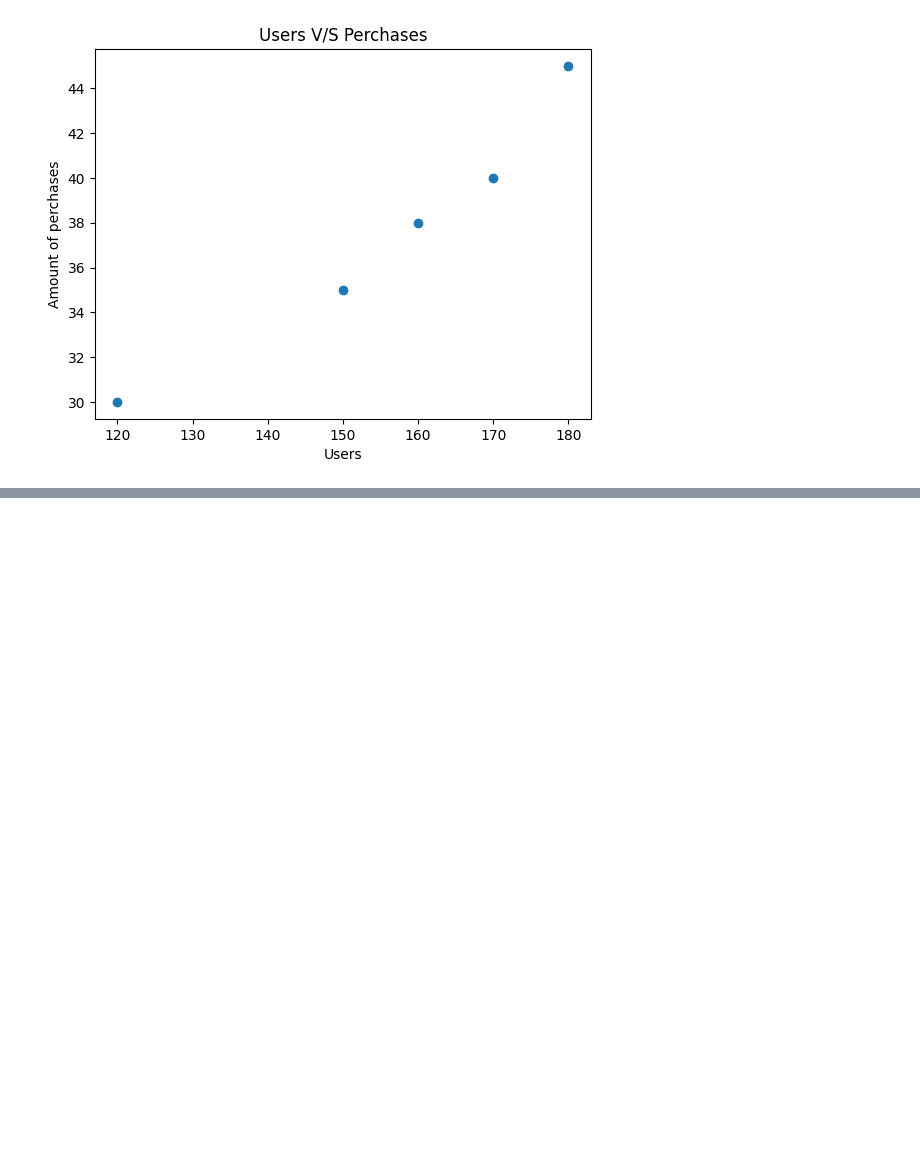
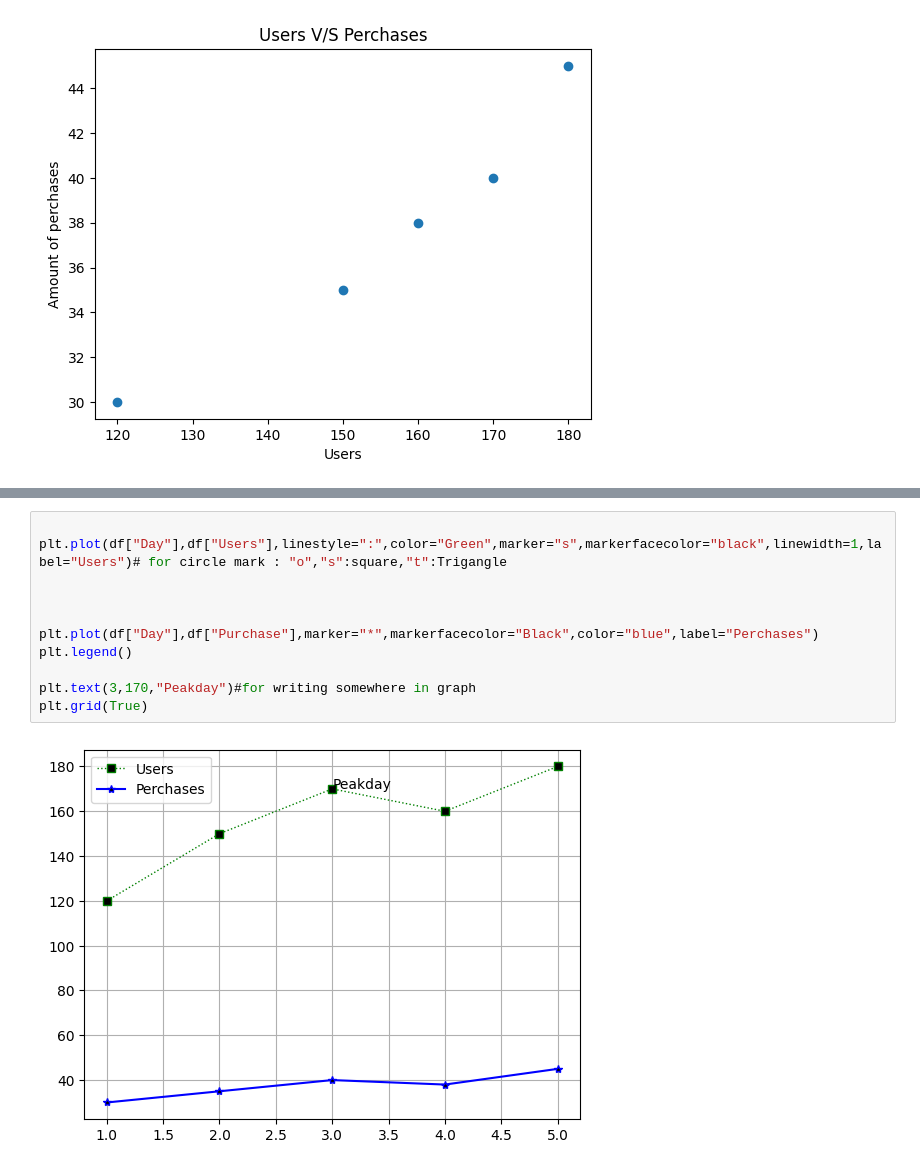
Before and after one commit to YS-Pundir/Python-Revision, a Jupyter notebook: Important-python-Libraries/matplot/revision.ipynb, the cells around one changed output, grey strips where cells are left out. Saved outputs shown, nothing was run; the diff lists cells and outputs as text; blank space fills up the shorter version.

```diff
--- a/Important-python-Libraries/matplot/revision.ipynb
+++ b/Important-python-Libraries/matplot/revision.ipynb
@@ -76,0 +78,13 @@ plt.grid(True)
+# %%
+
+plt.plot(df["Day"],df["Users"],linestyle=":",color="Green",marker="s",markerfacecolor="black",linewidth=1,label="Users")# for circle mark : "o","s":square,"t":Trigangle
+
+
+
+plt.plot(df["Day"],df["Purchase"],marker="*",markerfacecolor="Black",color="blue",label="Perchases")
+plt.legend()
+
+plt.text(3,170,"Peakday")#for writing somewhere in graph
+plt.grid(True)
+# %% [output]
+[figure, added]
```
Also changed, not shown: parts of 2 cells of this notebook.
